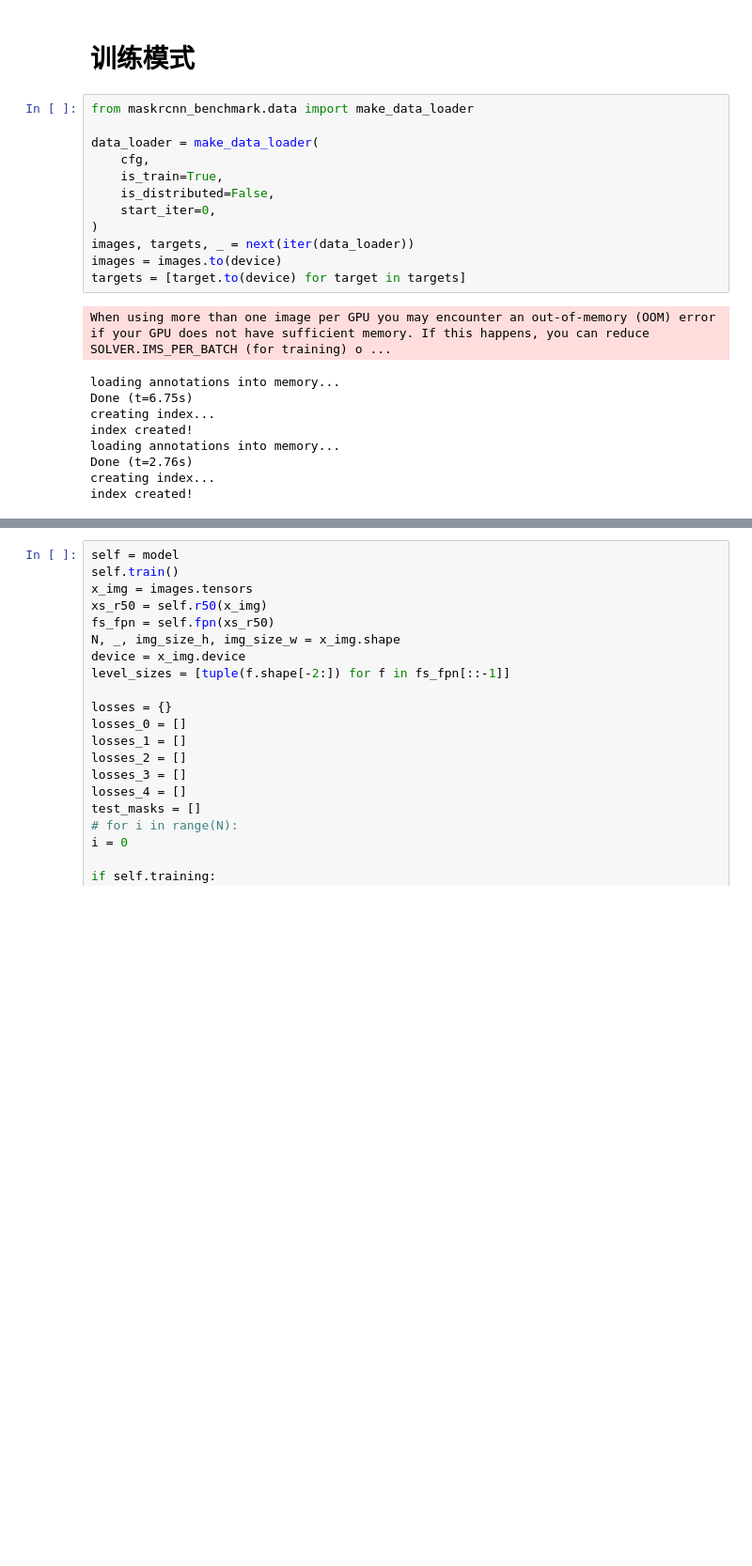
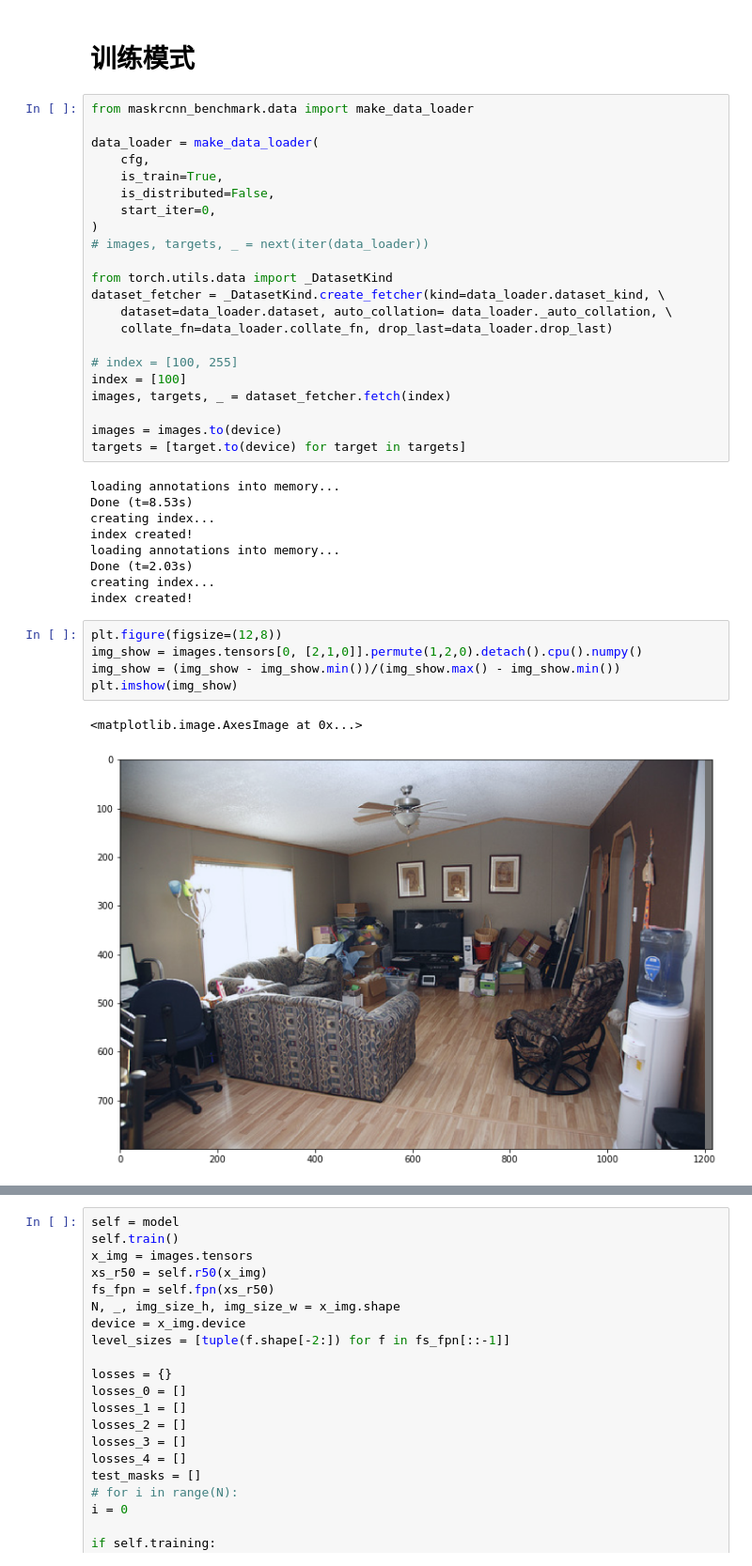
Before and after one commit to xianpf/diaries, a Jupyter notebook: 191229 Mask First.ipynb, the cells around one changed output, grey strips where cells are left out. Shown: that part at 94% size. Cells and saved outputs as stored; diff of their text form; blank space fills up the shorter version.

```diff
--- a/191229 Mask First.ipynb
+++ b/191229 Mask First.ipynb
@@ -186,16 +191,33 @@ data_loader = make_data_loader(
     is_distributed=False,
     start_iter=0,
 )
-images, targets, _ = next(iter(data_loader))
+# images, targets, _ = next(iter(data_loader))
+
+from torch.utils.data import _DatasetKind
+dataset_fetcher = _DatasetKind.create_fetcher(kind=data_loader.dataset_kind, \
+    dataset=data_loader.dataset, auto_collation= data_loader._auto_collation, \
+    collate_fn=data_loader.collate_fn, drop_last=data_loader.drop_last)
+
+# index = [100, 255]
+index = [100]
+images, targets, _ = dataset_fetcher.fetch(index)
+
 images = images.to(device)
 targets = [target.to(device) for target in targets]
 # %% [output]
-When using more than one image per GPU you may encounter an out-of-memory (OOM) error if your GPU does not have sufficient memory. If this happens, you can reduce SOLVER.IMS_PER_BATCH (for training) o ...
+loading annotations into memory...
+Done (t=8.53s)
+creating index...
+index created!
+loading annotations into memory...
+Done (t=2.03s)
+creating index...
+index created!
-loading annotations into memory...
-Done (t=6.75s)
-creating index...
-index created!
-loading annotations into memory...
-Done (t=2.76s)
-creating index...
-index created!
+# %%
+plt.figure(figsize=(12,8))
+img_show = images.tensors[0, [2,1,0]].permute(1,2,0).detach().cpu().numpy()
+img_show = (img_show - img_show.min())/(img_show.max() - img_show.min())
+plt.imshow(img_show)
+# %% [output]
+<matplotlib.image.AxesImage at 0x...>
+[figure, added]
```
Also changed, not shown: parts of 38 cells of this notebook, 6 other files.
